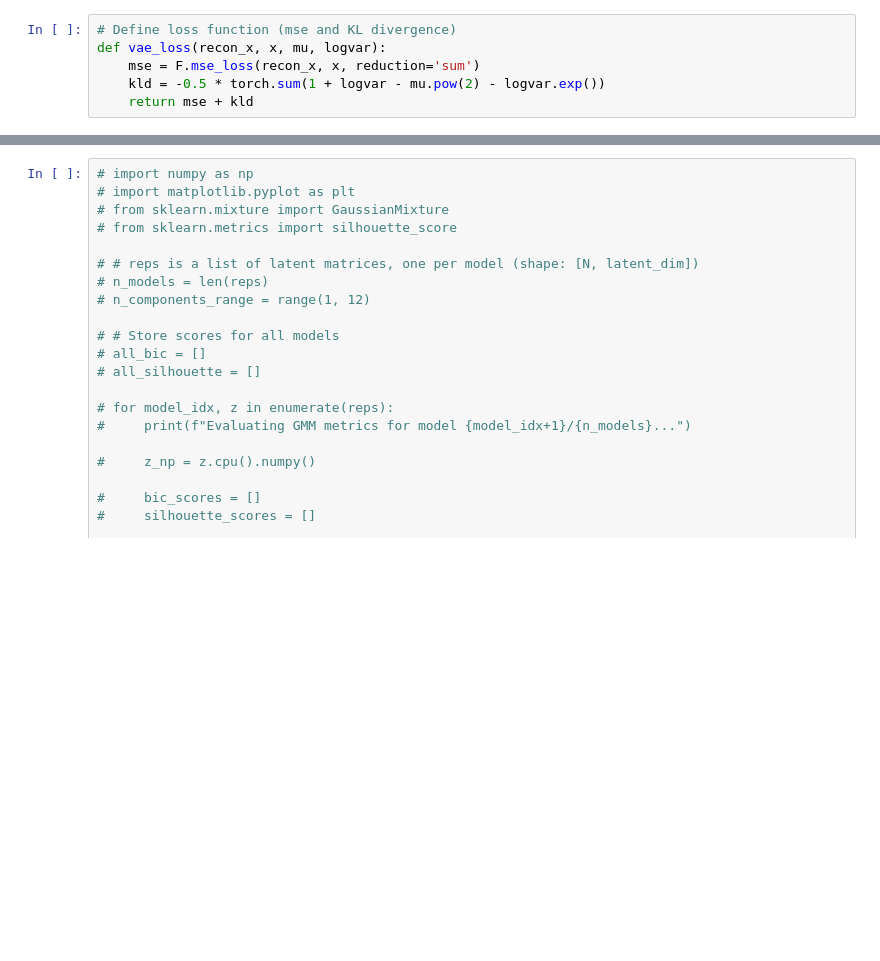
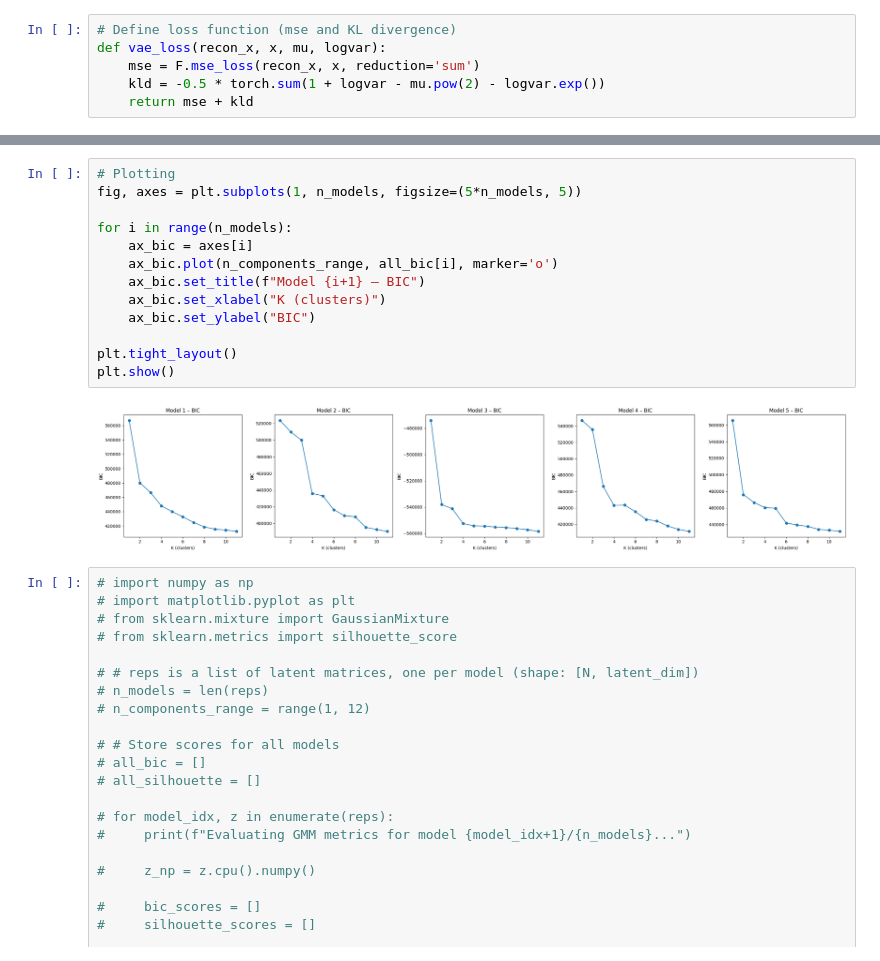
Before and after one commit to Mfdcng2/WaterMassClassification, a Jupyter notebook: EnsembleGMM.ipynb, the cells around one changed output, grey strips where cells are left out. Saved outputs shown, nothing was run; the diff lists cells and outputs as text; blank space fills up the shorter version.

```diff
--- a/EnsembleGMM.ipynb
+++ b/EnsembleGMM.ipynb
@@ -374,3 +462,18 @@ Evaluating GMM metrics for model 5/5...
+# %%
+# Plotting
+fig, axes = plt.subplots(1, n_models, figsize=(5*n_models, 5))
+
+for i in range(n_models):
+    ax_bic = axes[i]
+    ax_bic.plot(n_components_range, all_bic[i], marker='o')
+    ax_bic.set_title(f"Model {i+1} – BIC")
+    ax_bic.set_xlabel("K (clusters)")
+    ax_bic.set_ylabel("BIC")
+
+plt.tight_layout()
+plt.show()
+# %% [output]
+[figure, added]
 # %%
 # import numpy as np
 # import matplotlib.pyplot as plt
```
Also changed, not shown: parts of 12 cells of this notebook, 2 other files.
